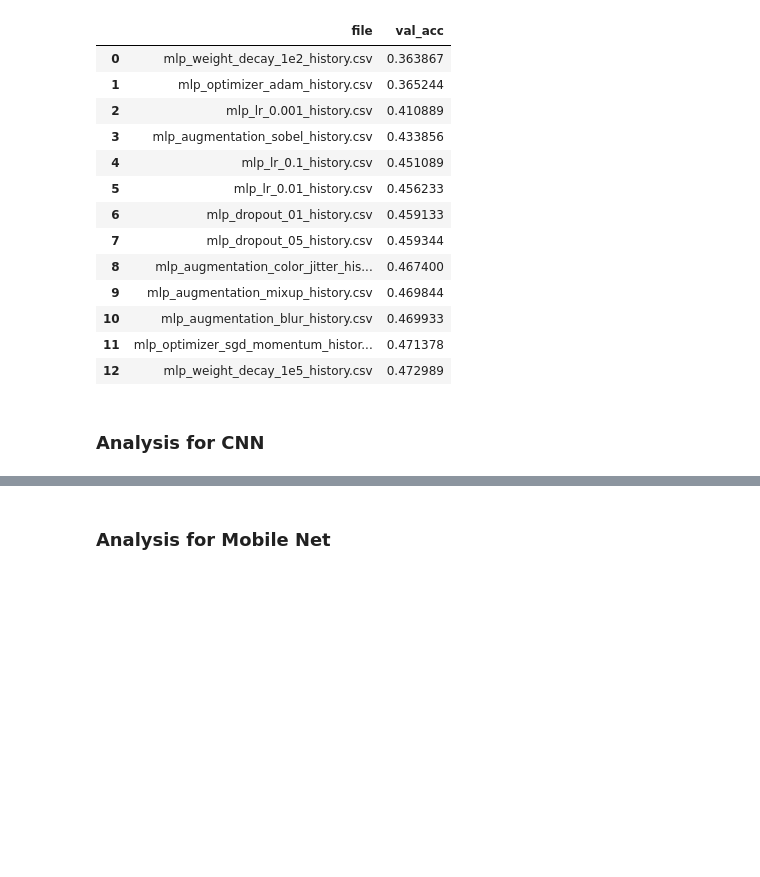
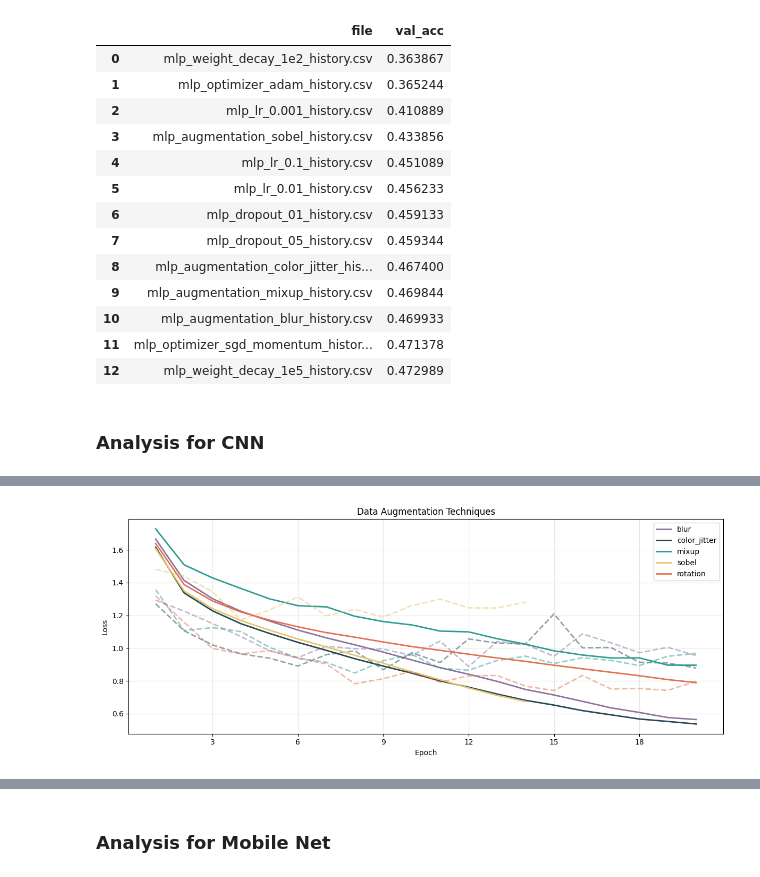
Before and after one commit to malgosiam2/DeepLearningProject1, a Jupyter notebook: notebooks/results_analysis.ipynb, the cells around one changed output, grey strips where cells are left out. Cells and saved outputs as stored; diff of their text form; code cells hidden in the pictures; blank space fills up the shorter version.

```diff
--- a/notebooks/results_analysis.ipynb
+++ b/notebooks/results_analysis.ipynb
@@ -245,0 +279,12 @@ df
+# %%
+da_files = {
+    "blur": "CNN_basic_blur_aug_history.csv",
+    "color_jitter": "CNN_basic_color_jitter_aug_history.csv",
+    "mixup": "CNN_mixup_aug_history.csv",
+    "sobel": "CNN_sobel_aug_history.csv",
+    "rotation": "CNN_basic_rotation_aug_history.csv"
+    }
+# %%
+plot_data_augumentation(RESULT_DIR, da_files, "CNN_data_aug.png")
+# %% [output]
+[figure, added]
```
Also changed, not shown: parts of 11 cells of this notebook, 16 other files.
